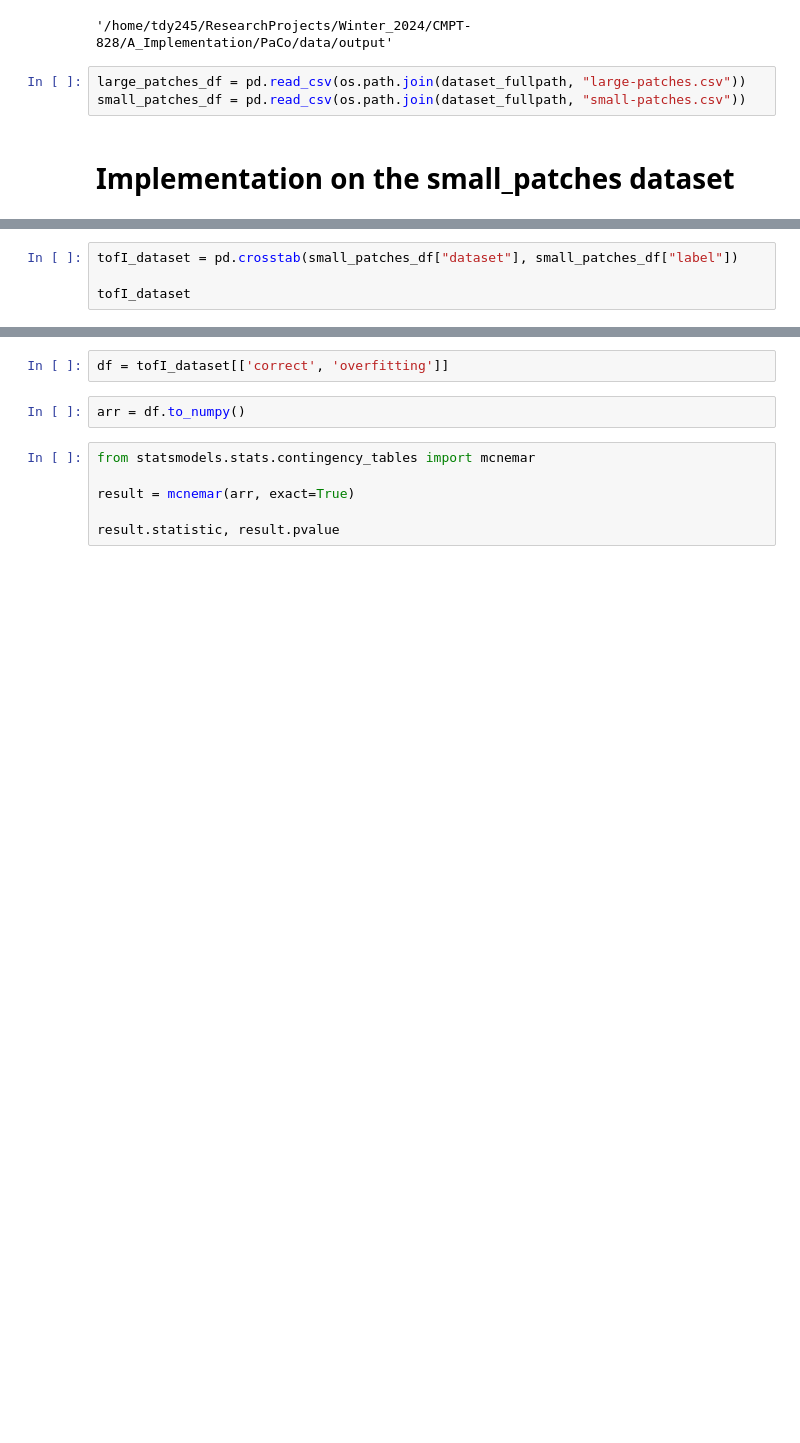
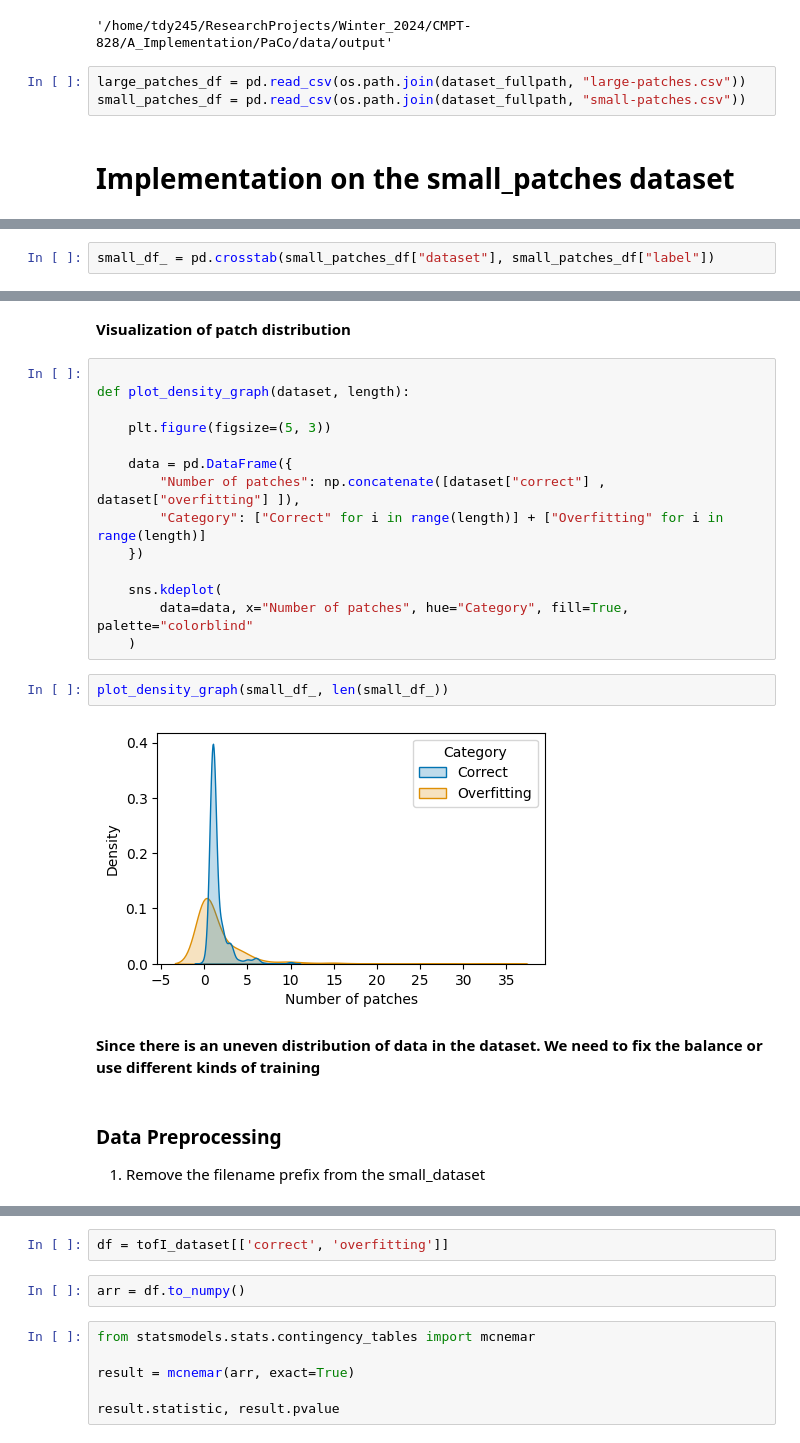
Before and after one commit to JoyKrishan/PACO, a Jupyter notebook: notebooks/data_preprocessing_visual.ipynb, the cells around one changed output, grey strips where cells are left out. Saved outputs shown, nothing was run; the diff lists cells and outputs as text; blank space fills up the shorter version.

Commit message:
Added dataset info and visualizing functions

```diff
--- a/notebooks/data_preprocessing_visual.ipynb
+++ b/notebooks/data_preprocessing_visual.ipynb
@@ -30,4 +57,2 @@ f"Total number of patches:  {small_patches_df.shape[0]}"
 # %%
-tofI_dataset = pd.crosstab(small_patches_df["dataset"], small_patches_df["label"])
-
-tofI_dataset
+small_df_ = pd.crosstab(small_patches_df["dataset"], small_patches_df["label"])
@@ -52,0 +73,26 @@ f"Total number of unique bugs: {tofI_dataset.shape[0]}"
+# %% [markdown]
+**Visualization of patch distribution**
+# %%
+
+def plot_density_graph(dataset, length):
+
+    plt.figure(figsize=(5, 3))
+
+    data = pd.DataFrame({
+        "Number of patches": np.concatenate([dataset["correct"] , dataset["overfitting"] ]),
+        "Category": ["Correct" for i in range(length)] + ["Overfitting" for i in range(length)]
+    })
+
+    sns.kdeplot(
+        data=data, x="Number of patches", hue="Category", fill=True, palette="colorblind"
+    )
+# %%
+plot_density_graph(small_df_, len(small_df_))
+# %% [output]
+[figure, added]
+# %% [markdown]
+**Since there is an uneven distribution of data in the dataset. We need to fix the balance or use different kinds of training**
+# %% [markdown]
+### Data Preprocessing
+
+1. Remove the filename prefix from the small_dataset
```
Also changed, not shown: parts of 24 cells of this notebook.
